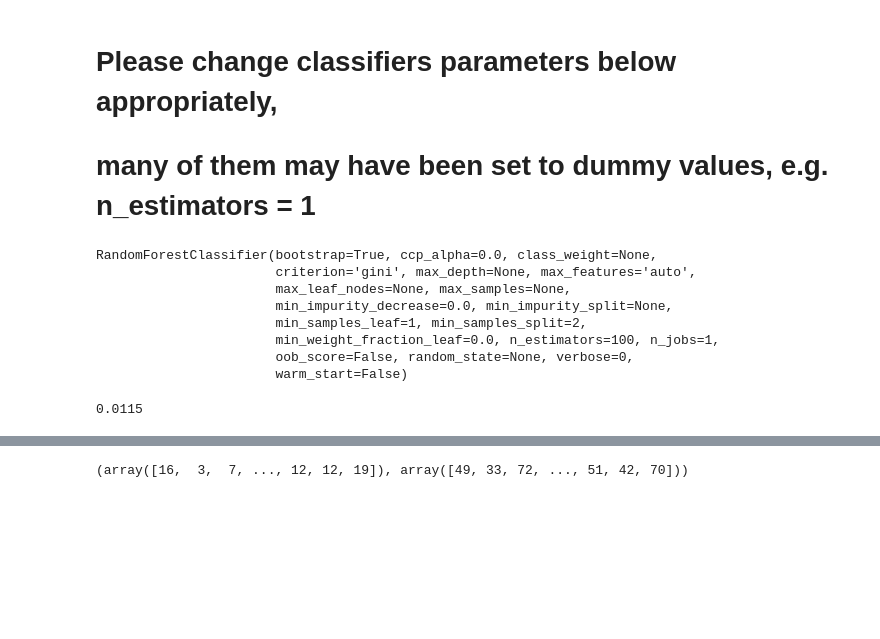
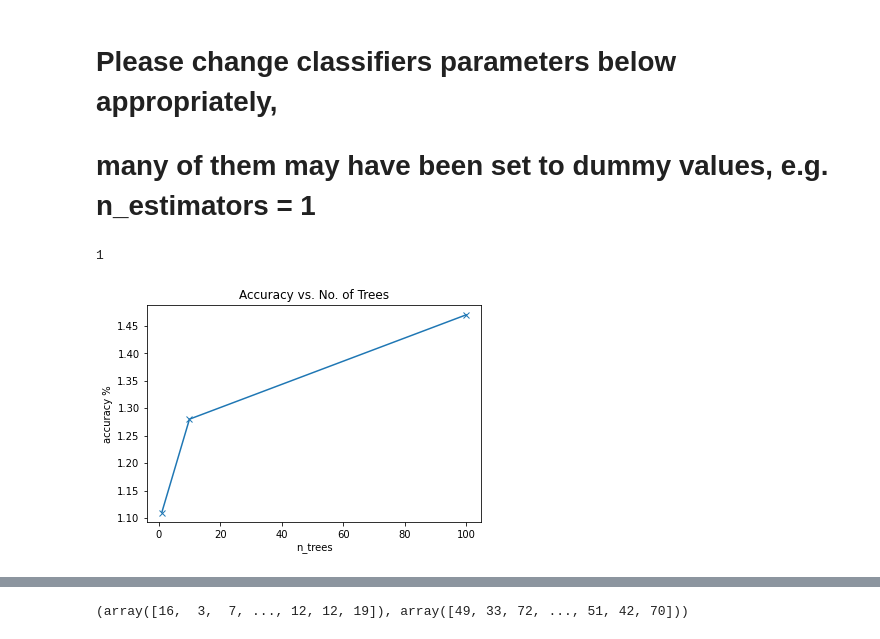
Before and after one commit to Darkhunter9/10-605_cifar100, a Jupyter notebook: RandomForests/10_605_Project_CIFAR_100_RandomForests.ipynb, the cells around one changed output, grey strips where cells are left out. Drawn from its saved outputs; the diff is of its cells as text; code cells hidden in the pictures; blank space fills up the shorter version.

Commit message:
add code for Random Forests and also partial results for Part 1 Code

```diff
--- a/RandomForests/10_605_Project_CIFAR_100_RandomForests.ipynb
+++ b/RandomForests/10_605_Project_CIFAR_100_RandomForests.ipynb
@@ -885,18 +885,21 @@ clf = RandomForestClassifier(n_jobs=1,n_estimators=100)
 # %%
 # x_train, x_test, y_train, y_test = train_test_split(pixels, cls_train, test_size=0.25, random_state = 0)
 x_train, x_test, y_train, y_test = pixels_train, pixels_test, cls_train, cls_test
-# %%
-clf.fit(x_train, y_train)
-# %% [output]
-RandomForestClassifier(bootstrap=True, ccp_alpha=0.0, class_weight=None,
-                       criterion='gini', max_depth=None, max_features='auto',
-                       max_leaf_nodes=None, max_samples=None,
-                       min_impurity_decrease=0.0, min_impurity_split=None,
-                       min_samples_leaf=1, min_samples_split=2,
-                       min_weight_fraction_leaf=0.0, n_estimators=100, n_jobs=1,
-                       oob_score=False, random_state=None, verbose=0,
-                       warm_start=False)
 # %%
-clf.score(x_test, y_test)
+100.0 * clf.score(x_test, y_test)
 # %% [output]
-0.0115
+1
+# %%
+# Plotted the accuracy Graph
+def plot_accuracies(history):
+    accuracies = [res['acc'] for res in history]
+    n_ests = [res['n_est'] for res in history]
+
+    plt.plot(n_ests, accuracies, '-x')
+    plt.xlabel('n_trees')
+    plt.ylabel('accuracy %')
+    plt.title('Accuracy vs. No. of Trees');
+# %%
+plot_accuracies(rf_history)
+# %% [output]
+[figure, added]
```
Also changed, not shown: parts of 32 cells of this notebook, 35 other files.
